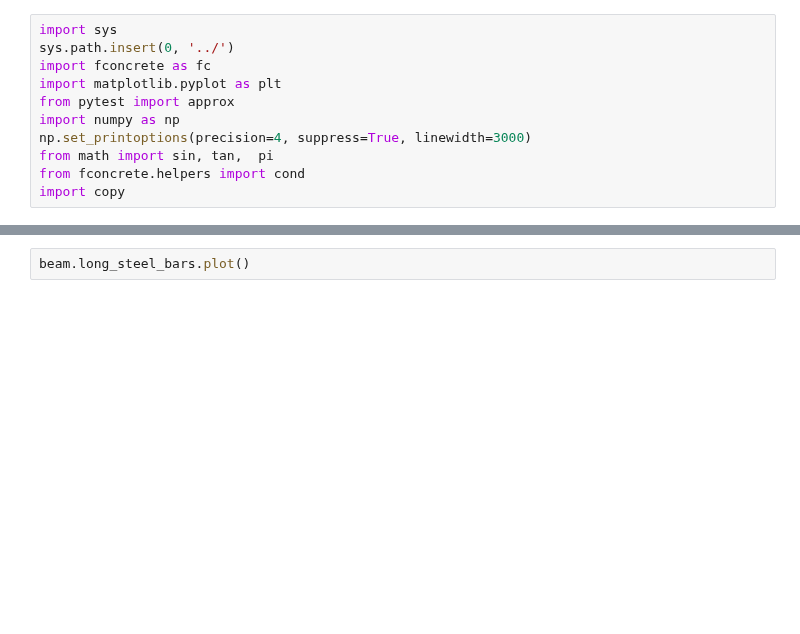
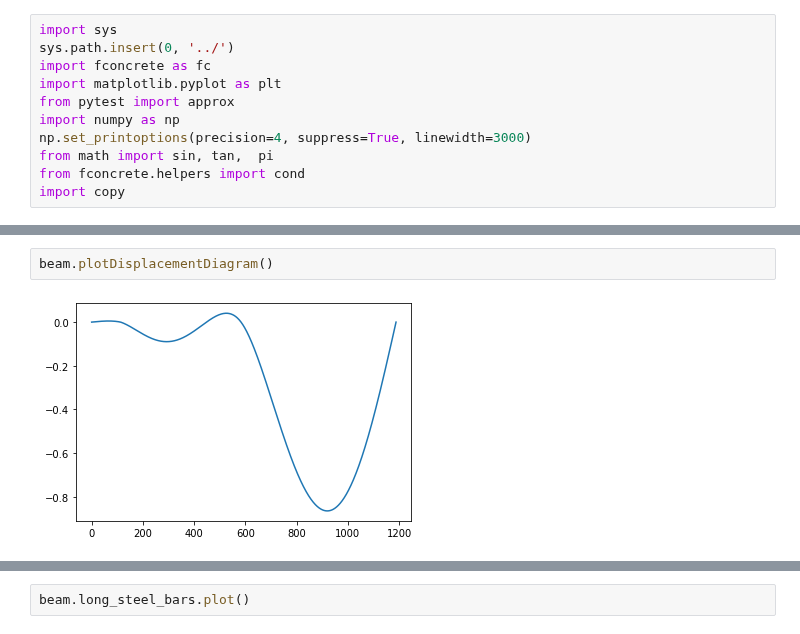
Before and after one commit to luisggc/FConcrete, a Jupyter notebook: jupyter/Hiper.ipynb, the cells around one changed output, grey strips where cells are left out. Cells and saved outputs as stored; diff of their text form; blank space fills up the shorter version.

```diff
--- a/jupyter/Hiper.ipynb
+++ b/jupyter/Hiper.ipynb
@@ -53,0 +59,4 @@ TypeError: iteration over a 0-d array
+# %%
+beam.plotDisplacementDiagram()
+# %% [output]
+[figure, added]
```
Also changed, not shown: parts of 10 cells of this notebook, 5 other files.
